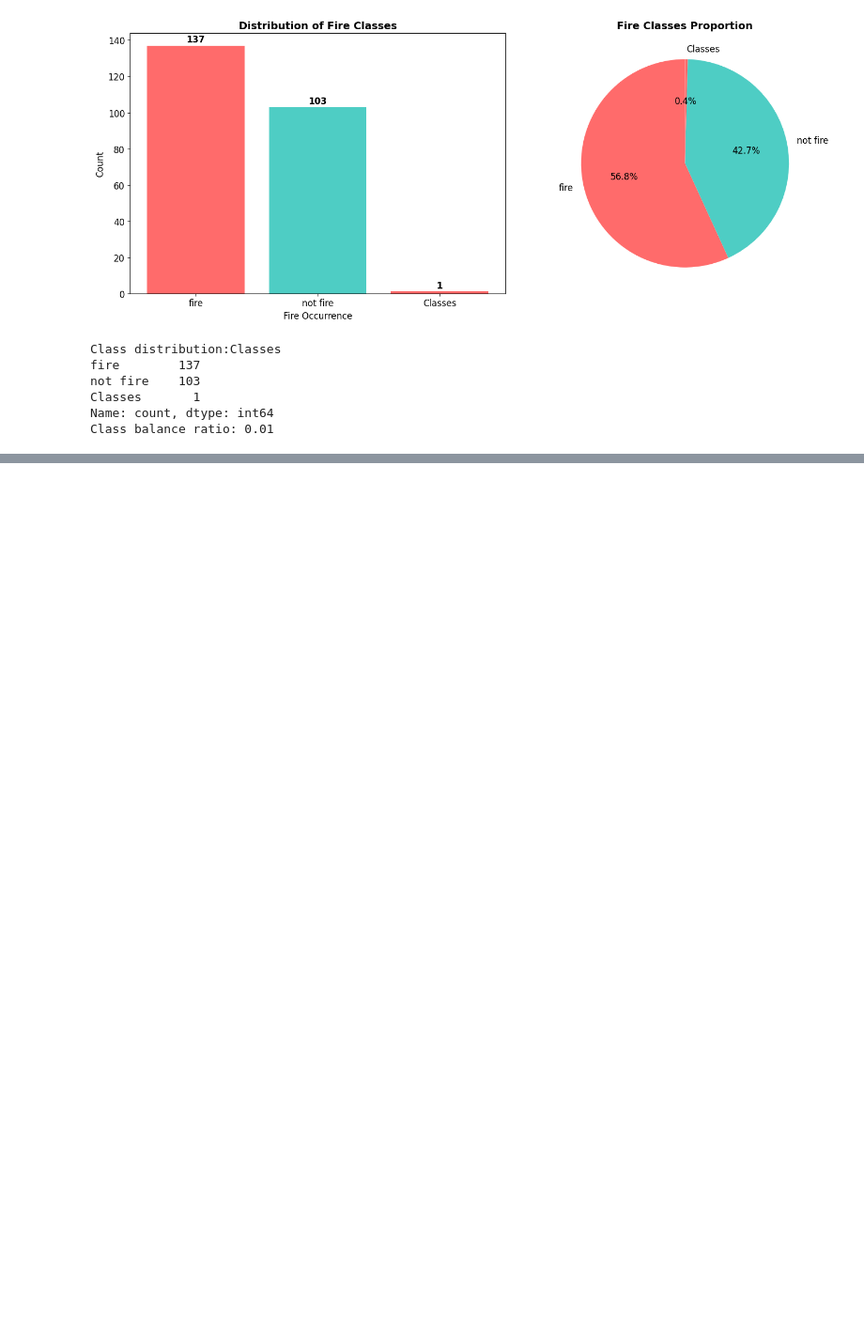
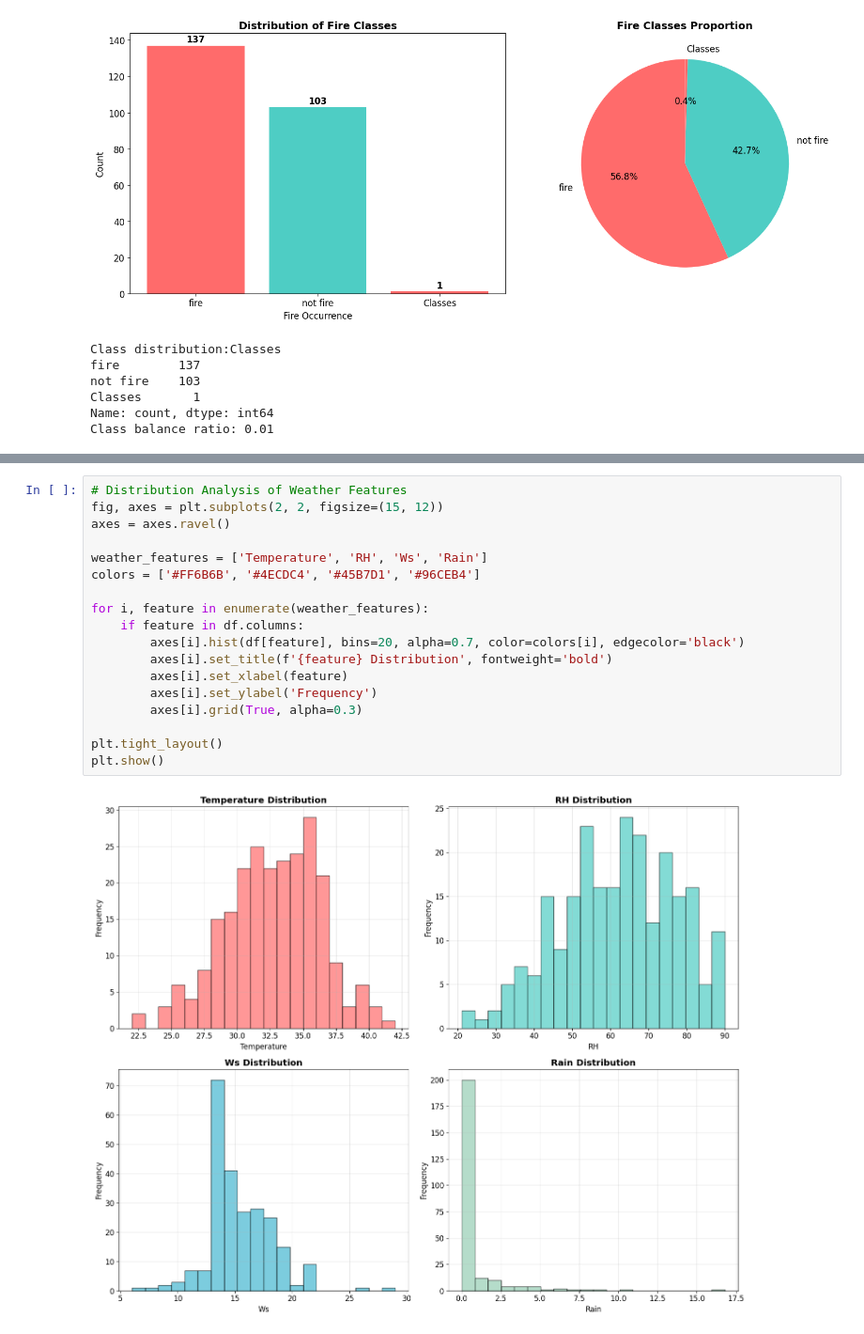
Before and after one commit to Hello-Kitty-1311/Wild-Fire, a Jupyter notebook: code.ipynb, the cells around one changed output, grey strips where cells are left out. Shown: that part at 94% size. Cells and saved outputs as stored; diff of their text form; blank space fills up the shorter version.

```diff
--- a/code.ipynb
+++ b/code.ipynb
@@ -137,0 +156,20 @@ Class balance ratio: 0.01
+# %%
+# Distribution Analysis of Weather Features
+fig, axes = plt.subplots(2, 2, figsize=(15, 12))
+axes = axes.ravel()
+
+weather_features = ['Temperature', 'RH', 'Ws', 'Rain']
+colors = ['#FF6B6B', '#4ECDC4', '#45B7D1', '#96CEB4']
+
+for i, feature in enumerate(weather_features):
+    if feature in df.columns:
+        axes[i].hist(df[feature], bins=20, alpha=0.7, color=colors[i], edgecolor='black')
+        axes[i].set_title(f'{feature} Distribution', fontweight='bold')
+        axes[i].set_xlabel(feature)
+        axes[i].set_ylabel('Frequency')
+        axes[i].grid(True, alpha=0.3)
+
+plt.tight_layout()
+plt.show()
+# %% [output]
+[figure, added]
```
Also changed, not shown: parts of 3 cells of this notebook.
